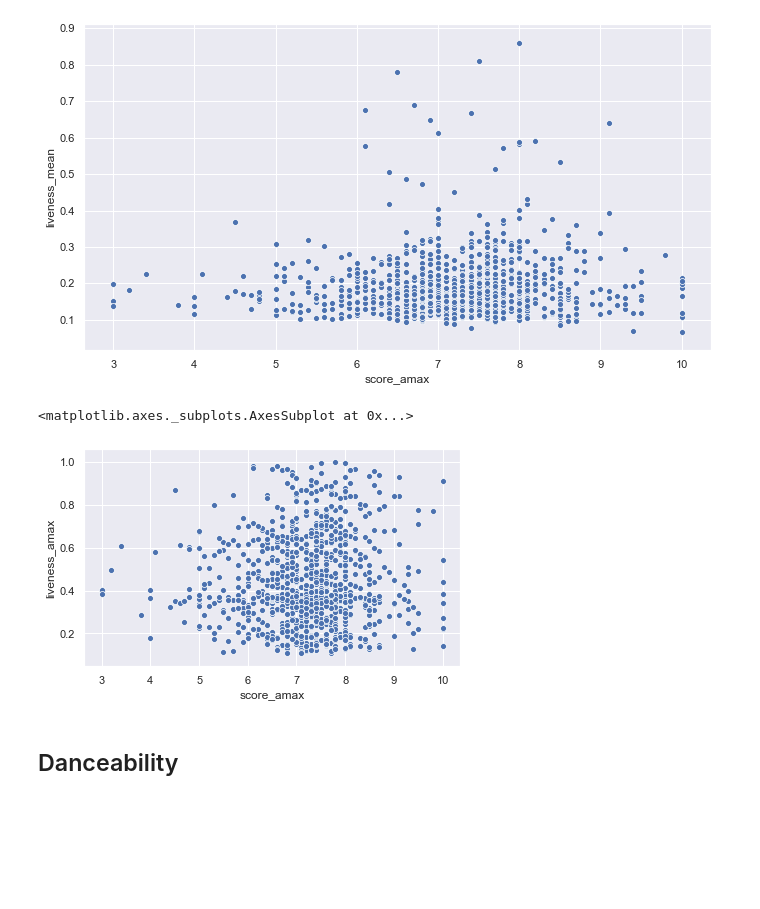
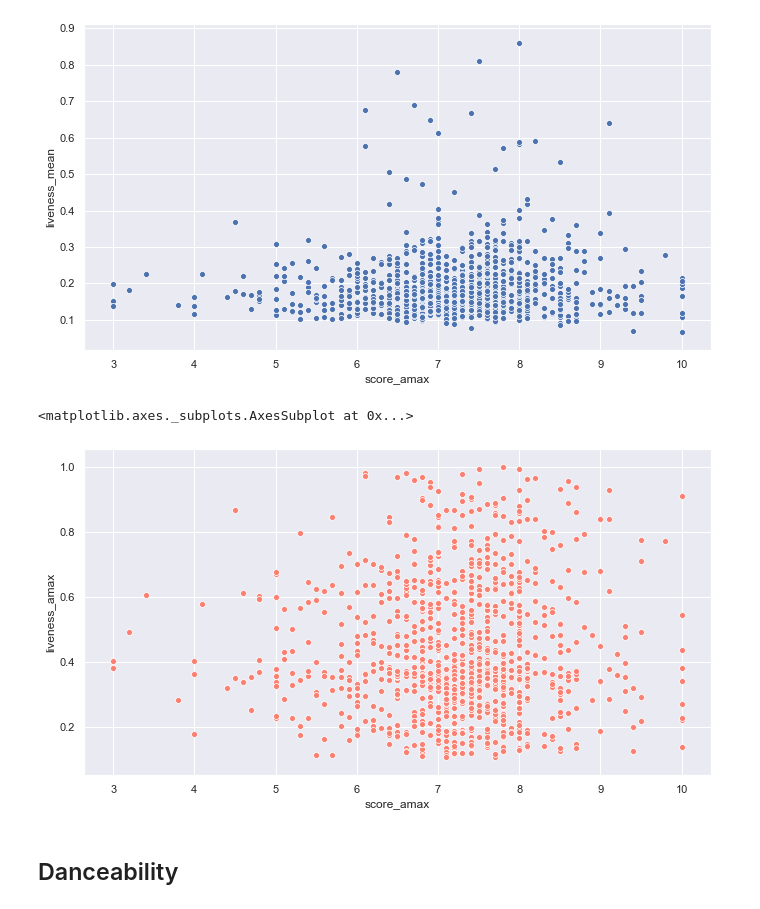
Before and after one commit to LeDorean/album_score_prediction, a Jupyter notebook: Notebooks/eda.ipynb, the cells around one changed output. Saved outputs shown, nothing was run; the diff lists cells and outputs as text; code cells hidden in the pictures; blank space fills up the shorter version.

```diff
--- a/Notebooks/eda.ipynb
+++ b/Notebooks/eda.ipynb
@@ -151,11 +145,12 @@ sns.scatterplot(x="score_amax", y="liveness_mean",
 <matplotlib.axes._subplots.AxesSubplot at 0x...>
 [figure]
 # %%
+fig, ax = plt.subplots(figsize=(10,6))
 sns.scatterplot(x="score_amax", y="liveness_amax",
-                data=rock_df)
+                data=rock_df, color='salmon')
 # %% [output]
 <matplotlib.axes._subplots.AxesSubplot at 0x...>
-[figure, old version]
+[figure, new version]
 # %% [markdown]
 ## Danceability
 # %%
```
Also changed, not shown: parts of 15 cells of this notebook, 14 other files.
